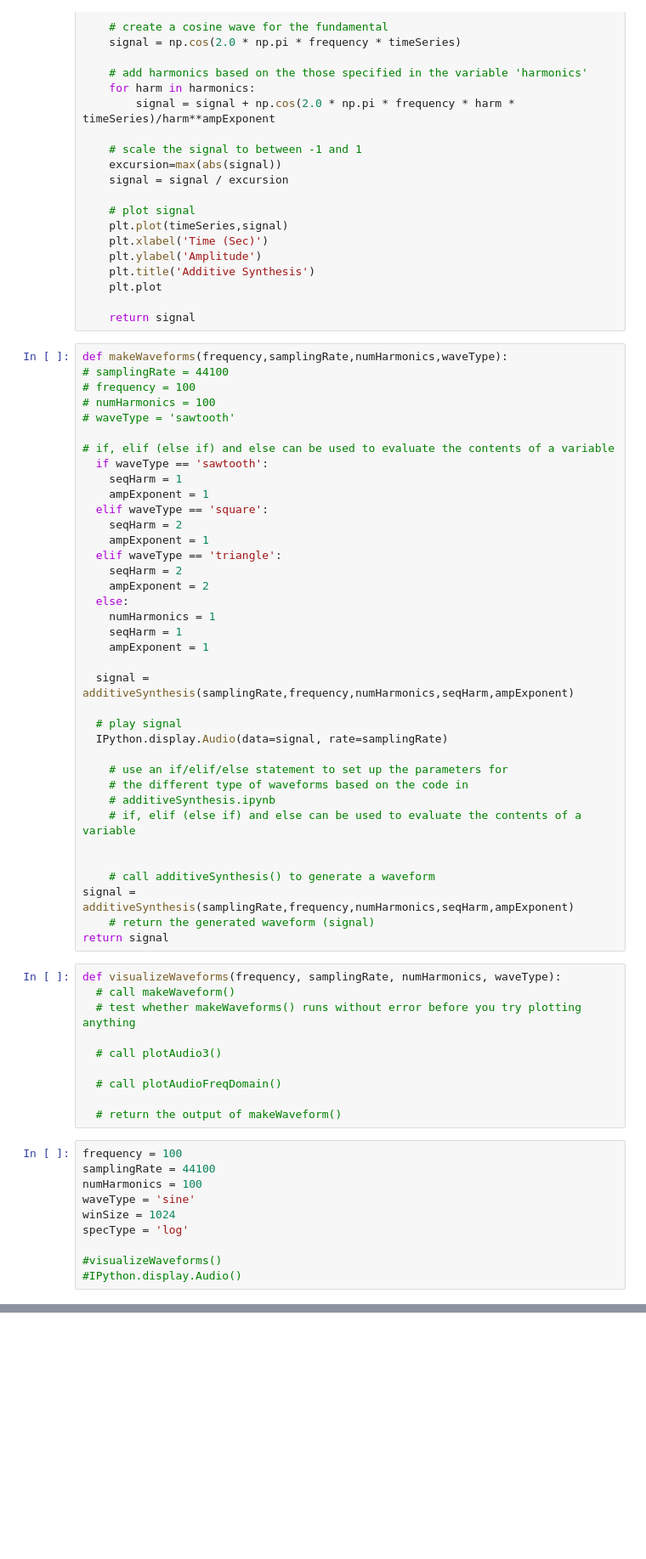
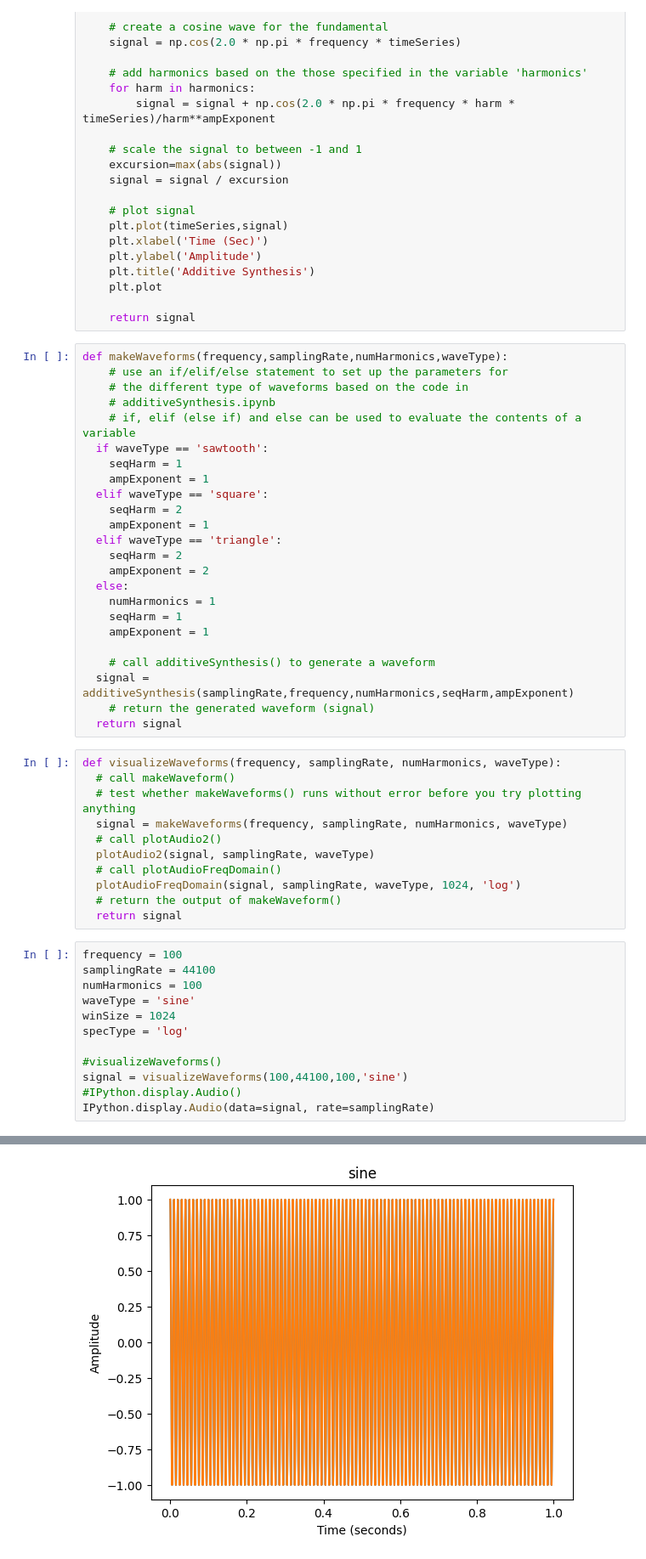
Before and after one commit to romancote/MusicComputing, a Jupyter notebook: assignments/labAssignment4.ipynb, the cells around one changed output, grey strips where cells are left out. Shown at 85% size. Cells and saved outputs as stored; diff of their text form; blank space fills up the shorter version.

```diff
--- a/assignments/labAssignment4.ipynb
+++ b/assignments/labAssignment4.ipynb
@@ -79,12 +66,10 @@ def additiveSynthesis(samplingRate,frequency,numHarmonics,seqHarm,ampExponent):
     return signal
 # %%
 def makeWaveforms(frequency,samplingRate,numHarmonics,waveType):
-# samplingRate = 44100
-# frequency = 100
-# numHarmonics = 100
-# waveType = 'sawtooth'
-
-# if, elif (else if) and else can be used to evaluate the contents of a variable
+    # use an if/elif/else statement to set up the parameters for
+    # the different type of waveforms based on the code in
+    # additiveSynthesis.ipynb
+    # if, elif (else if) and else can be used to evaluate the contents of a variable
   if waveType == 'sawtooth':
     seqHarm = 1
     ampExponent = 1
@@ -99,31 +84,21 @@ def makeWaveforms(frequency,samplingRate,numHarmonics,waveType):
     seqHarm = 1
     ampExponent = 1
 
+    # call additiveSynthesis() to generate a waveform
   signal = additiveSynthesis(samplingRate,frequency,numHarmonics,seqHarm,ampExponent)
-
-  # play signal
-  IPython.display.Audio(data=signal, rate=samplingRate)
-
-    # use an if/elif/else statement to set up the parameters for
-    # the different type of waveforms based on the code in
-    # additiveSynthesis.ipynb
-    # if, elif (else if) and else can be used to evaluate the contents of a variable
-
-
-    # call additiveSynthesis() to generate a waveform
-signal = additiveSynthesis(samplingRate,frequency,numHarmonics,seqHarm,ampExponent)
     # return the generated waveform (signal)
-return signal
+  return signal
 # %%
 def visualizeWaveforms(frequency, samplingRate, numHarmonics, waveType):
   # call makeWaveform()
   # test whether makeWaveforms() runs without error before you try plotting anything
-
-  # call plotAudio3()
-
+  signal = makeWaveforms(frequency, samplingRate, numHarmonics, waveType)
+  # call plotAudio2()
+  plotAudio2(signal, samplingRate, waveType)
   # call plotAudioFreqDomain()
-
+  plotAudioFreqDomain(signal, samplingRate, waveType, 1024, 'log')
   # return the output of makeWaveform()
+  return signal
 # %%
 frequency = 100
 samplingRate = 44100
@@ -133,4 +108,7 @@ winSize = 1024
 specType = 'log'
 
 #visualizeWaveforms()
+signal = visualizeWaveforms(100,44100,100,'sine')
 #IPython.display.Audio()
+IPython.display.Audio(data=signal, rate=samplingRate)
+# %% [output]
@@ -136,0 +116 @@ specType = 'log'
+[figure, added]
```
Also changed, not shown: parts of 6 cells of this notebook.
